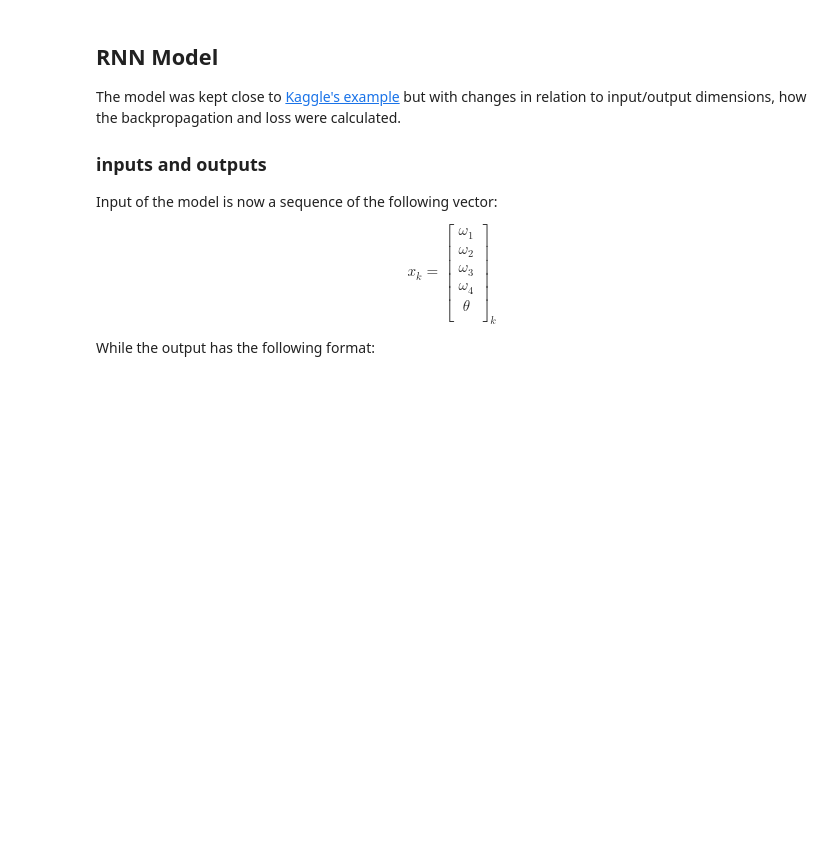
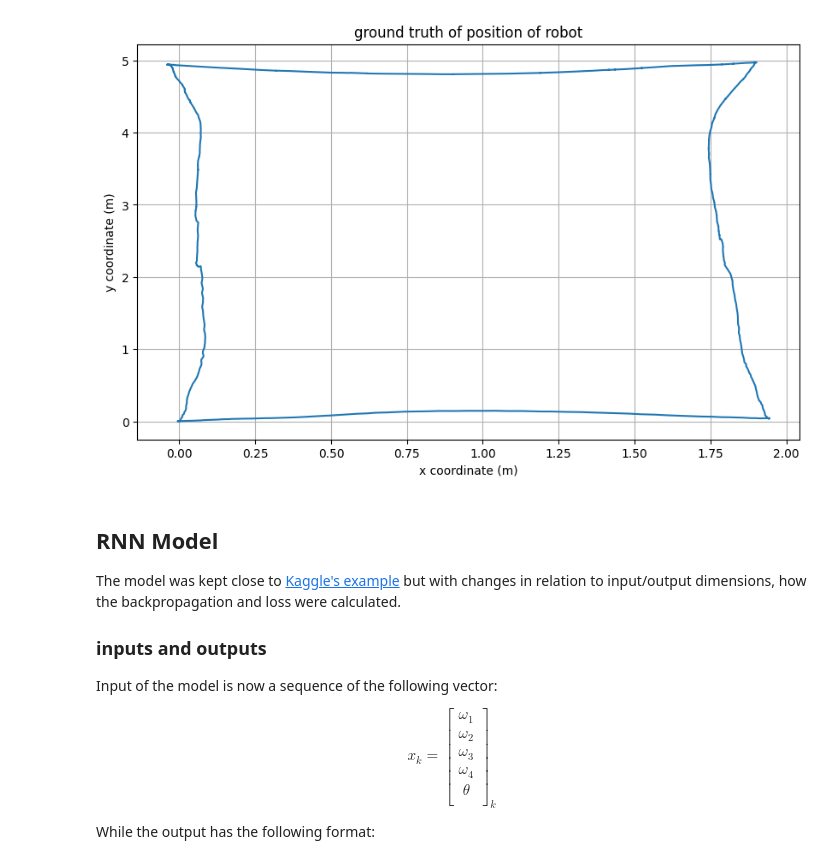
Before and after one commit to OniasC/dl-homework, a Jupyter notebook: from_scratch/rnn_robot.ipynb, the cells around one changed output. Cells and saved outputs as stored; diff of their text form; code cells hidden in the pictures; blank space fills up the shorter version.

```diff
--- a/from_scratch/rnn_robot.ipynb
+++ b/from_scratch/rnn_robot.ipynb
@@ -75,0 +46,26 @@ robot_data_treatment.dataPlotMulti([data0[' GT_X']], [data0[' GT_Y']], plotTitle
+# %%
+basePath = '../data/'
+csvPaths = ['quadrado_opt_1_1.csv', 'quadrado_opt_1_2.csv', 'quadrado_opt_1_3.csv', 'quadrado_opt_1_4.csv',
+            'quadrado_opt_1_5.csv','quadrado_opt_2_1.csv','quadrado_opt_2_2.csv','quadrado_opt_2_3.csv',
+            'quadrado_opt_2_4.csv','quadrado_opt_2_5.csv']
+paths = []
+for csvPath in csvPaths:
+    paths.append(basePath+csvPath)
+
+sequenceLength = 10
+
+data, targets, data0, cv_data, cv_target = robot_data_treatment.dataGet_v2(paths, sequenceLength)
+
+trainTuple = []
+valTuple = []
+
+for iter in range(len(data)):
+    trainTuple.append((data[iter], targets[iter]))
+
+for iter in range(len(cv_data)):
+    valTuple.append((cv_data[iter], cv_target[iter]))
+
+display(HTML(data0.head(5).to_html()))
+
+robot_data_treatment.dataPlotMulti([data0[' GT_X']], [data0[' GT_Y']], plotTitle="ground truth of position of robot")
+# %% [output]
@@ -76,3 +78,4 @@ robot_data_treatment.dataPlotMulti([data0[' GT_X']], [data0[' GT_Y']], plotTitle
+[figure, added]
 # %% [markdown]
 ## RNN Model
 
```
Also changed, not shown: parts of 4 cells of this notebook, 4 other files.
